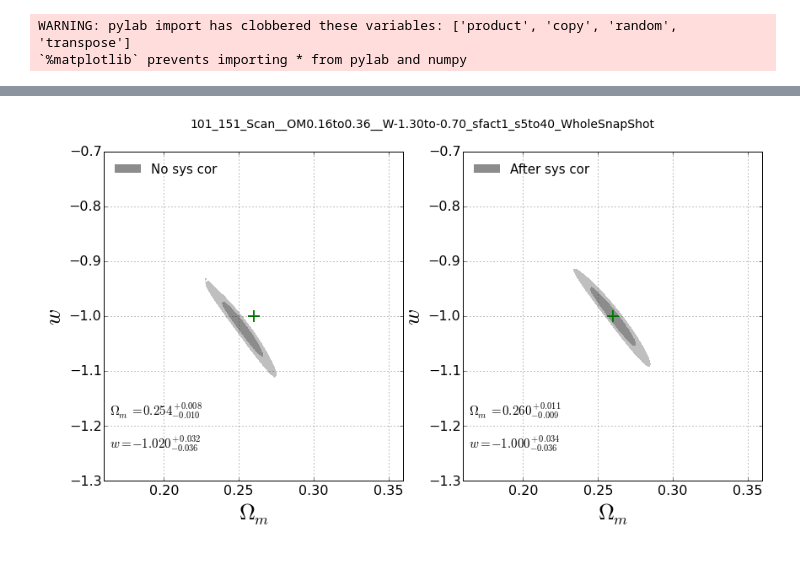
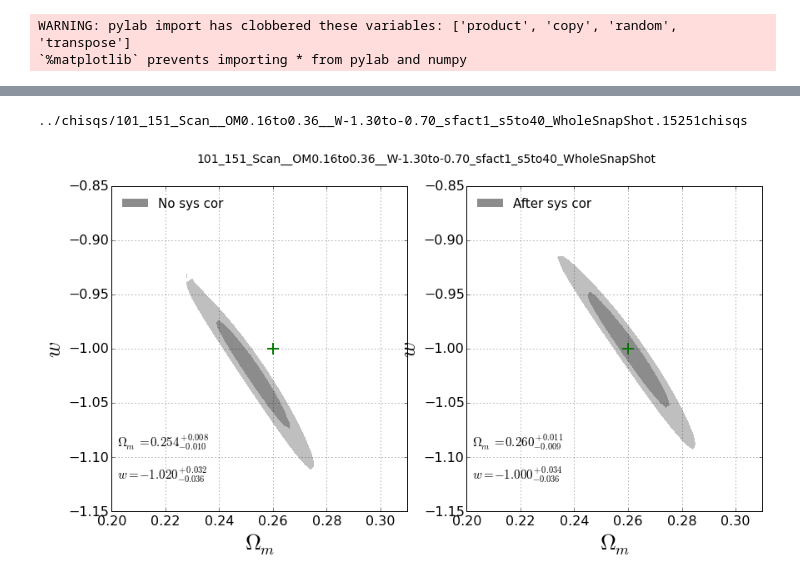
Before and after one commit to xiaodongli1986/LSS_xis, a Jupyter notebook: src/Calc_Omegam_likelihood.A.101_151.ipynb, the cells around one changed output, grey strips where cells are left out. Cells and saved outputs as stored; diff of their text form; code cells hidden in the pictures.

```diff
--- a/src/Calc_Omegam_likelihood.A.101_151.ipynb
+++ b/src/Calc_Omegam_likelihood.A.101_151.ipynb
@@ -277,8 +277,13 @@ if True:
         plt.show()
         iomw += 1
 scanf.close()
+# %%
+print scanchisqfile
+# %% [output]
+../chisqs/101_151_Scan__OM0.16to0.36__W-1.30to-0.70_sfact1_s5to40_WholeSnapShot.15251chisqs
 # %%
-nowfile = scanchisqfile
+#nowfile = scanchisqfile
+nowfile = '../chisqs/101_151_Scan__OM0.16to0.36__W-1.30to-0.70_sfact1_s5to40_WholeSnapShot.15251chisqs'
 nowarray =  open(nowfile, 'r').readlines()
 nowarray = [XX.split() for XX in nowarray]
 nowarray = nowarray[1:len(nowarray)]
@@ -298,19 +303,19 @@ chisq_corred_2dlist = [[chisq_corred_dict[omwstr(om,w)] for om in omlist] for w
 # %%
 execfile('/home/xiaodongli/software/pythonlib/stdA.py')
 
 sigs = [sig1,sig2]
 
 fig = plt.figure(figsize=(14,7))
 ax1,ax2 = fig.add_subplot(121), fig.add_subplot(122)
 plot_contour(ax1, omlist, wlist, chisq_uncor_2dlist, sigs=sigs, do_smooth=False, label='No sys cor')
 plot_contour(ax2, omlist, wlist, chisq_corred_2dlist, sigs=sigs, do_smooth=False, label='After sys cor')
 fig.suptitle(scanstr,fontsize=14)
 for ax in [ax1,ax2]:
-    ax.set_xlim(ommin,ommax)
-    ax.set_ylim(wmin,wmax)
-    #ax.set_xlim(0.2,0.3)
-    #ax.set_ylim(-1.15,-0.85)
+    #ax.set_xlim(ommin,ommax)
+    #ax.set_ylim(wmin,wmax)
+    ax.set_xlim(0.2,0.31)
+    ax.set_ylim(-1.15,-0.85)
     ax.grid()
-fig.savefig(scanstr+'.contour.eps', format='eps')
+fig.savefig('../plottings/'+scanstr+'.contour.eps', format='eps')
 # %% [output]
-[figure, old version]
+[figure, new version]
```
Also changed, not shown: 47 other files.
